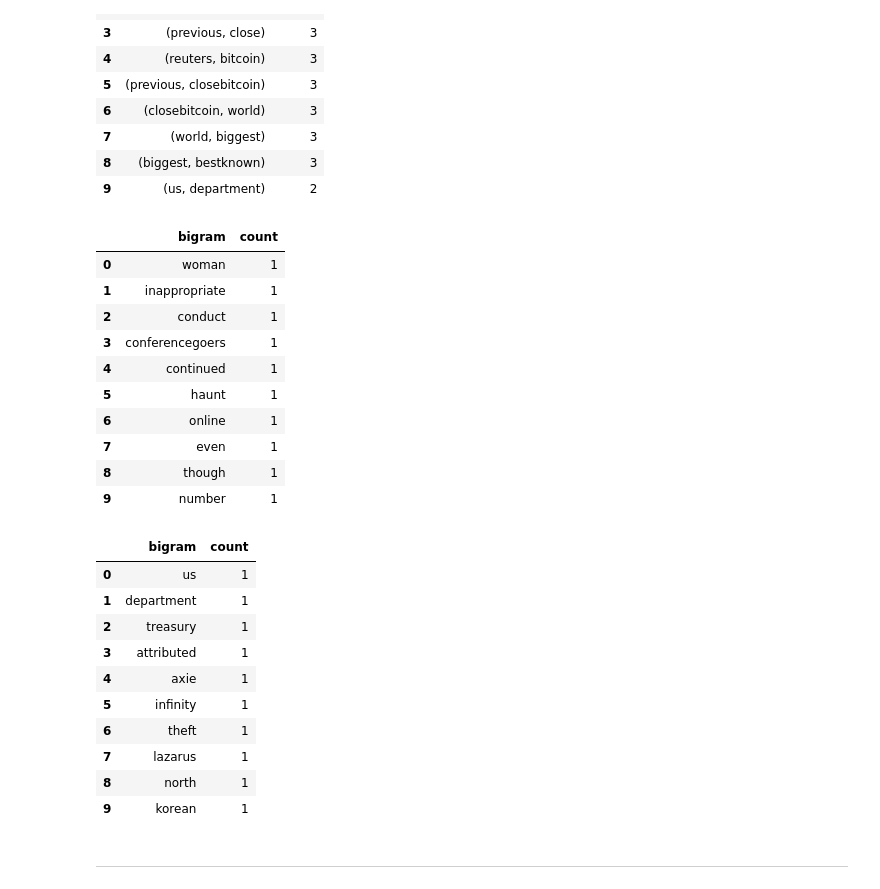
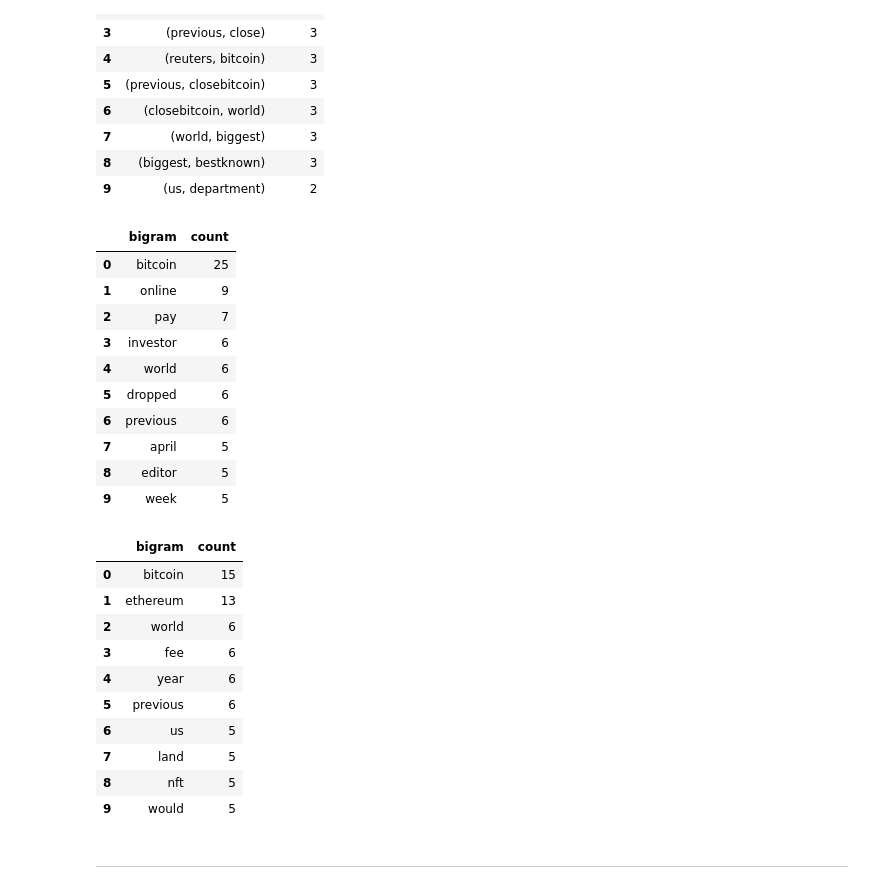
Before and after one commit to adamgulyas/btc-eth-sentiment-analysis, a Jupyter notebook: crypto_sentiment.ipynb, the cells around one changed output. Saved outputs shown, nothing was run; the diff lists cells and outputs as text; code cells hidden in the pictures.

Commit message:
Use tokenize() in place of get_words()

```diff
--- a/crypto_sentiment.ipynb
+++ b/crypto_sentiment.ipynb
@@ -286,36 +286,36 @@ token_count(eth_bigrams)
 | 9 | (us, department) | 2 |
 # %%
 # Use token_count to get the top 10 words for Bitcoin
-btc_words = get_words(btc_corpus)
+btc_words = tokenize(btc_corpus)
 token_count(btc_words)
 # %% [output]
 |  | bigram | count |
-| 0 | woman | 1 |
-| 1 | inappropriate | 1 |
-| 2 | conduct | 1 |
-| 3 | conferencegoers | 1 |
-| 4 | continued | 1 |
-| 5 | haunt | 1 |
-| 6 | online | 1 |
-| 7 | even | 1 |
-| 8 | though | 1 |
-| 9 | number | 1 |
+| 0 | bitcoin | 25 |
+| 1 | online | 9 |
+| 2 | pay | 7 |
+| 3 | investor | 6 |
+| 4 | world | 6 |
+| 5 | dropped | 6 |
+| 6 | previous | 6 |
+| 7 | april | 5 |
+| 8 | editor | 5 |
+| 9 | week | 5 |
 # %%
 # Use token_count to get the top 10 words for Ethereum
-eth_words = get_words(eth_corpus)
+eth_words = tokenize(eth_corpus)
 token_count(eth_words)
 # %% [output]
 |  | bigram | count |
-| 0 | us | 1 |
-| 1 | department | 1 |
-| 2 | treasury | 1 |
-| 3 | attributed | 1 |
-| 4 | axie | 1 |
-| 5 | infinity | 1 |
-| 6 | theft | 1 |
-| 7 | lazarus | 1 |
-| 8 | north | 1 |
-| 9 | korean | 1 |
+| 0 | bitcoin | 15 |
+| 1 | ethereum | 13 |
+| 2 | world | 6 |
+| 3 | fee | 6 |
+| 4 | year | 6 |
+| 5 | previous | 6 |
+| 6 | us | 5 |
+| 7 | land | 5 |
+| 8 | nft | 5 |
+| 9 | would | 5 |
 # %% [markdown]
 ---
 # %% [markdown]
```
Also changed, not shown: parts of 3 cells of this notebook.
